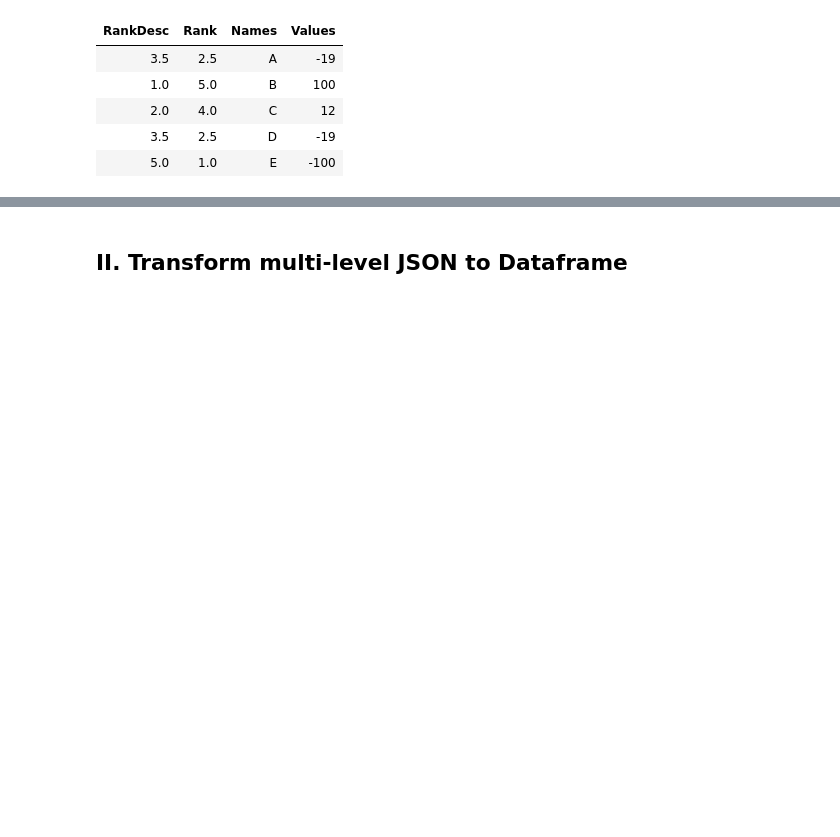
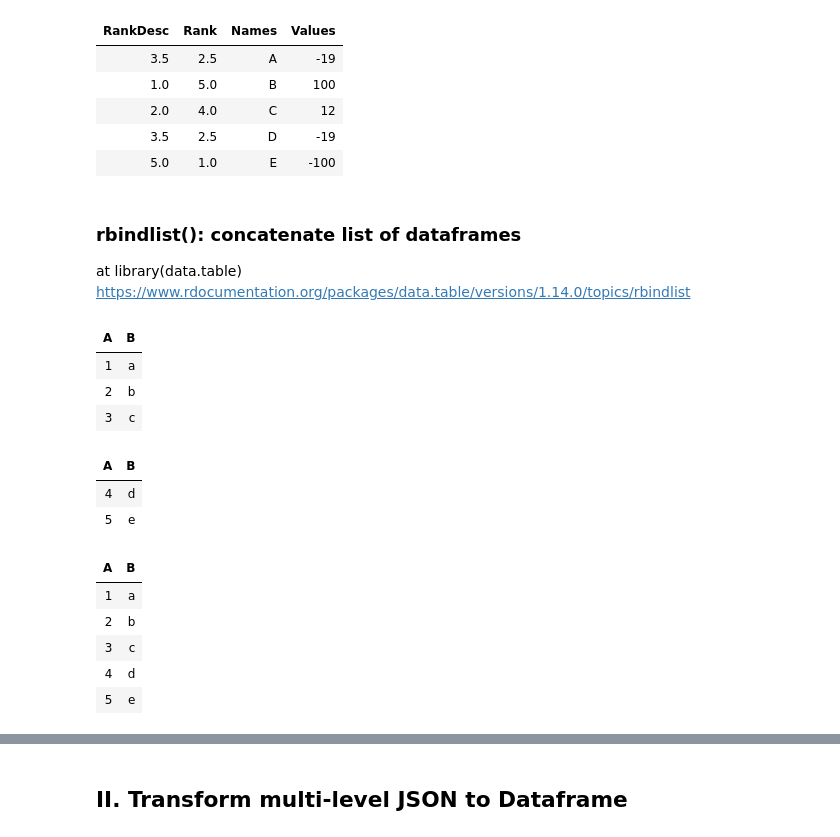
Before and after one commit to tuantla80/R-Shiny-Apps, a Jupyter notebook: R_Examples/Dataframe.ipynb, the cells around one changed output, grey strips where cells are left out. Drawn from its saved outputs; the diff is of its cells as text; code cells hidden in the pictures; blank space fills up the shorter version.

```diff
--- a/R_Examples/Dataframe.ipynb
+++ b/R_Examples/Dataframe.ipynb
@@ -459,3 +469,29 @@ df
 | 2.0 | 4.0 | C | 12 |
 | 3.5 | 2.5 | D | -19 |
 | 5.0 | 1.0 | E | -100 |
+# %% [markdown]
+### rbindlist(): concatenate list of dataframes
+at library(data.table)
+https://www.rdocumentation.org/packages/data.table/versions/1.14.0/topics/rbindlist
+# %%
+# default case
+DT1 = data.table(A=1:3,B=letters[1:3])
+DT2 = data.table(A=4:5,B=letters[4:5])
+DT1
+DT2
+l = list(DT1,DT2)
+rbindlist(l)
+# %% [output]
+| A | B |
+| 1 | a |
+| 2 | b |
+| 3 | c |
+| A | B |
+| 4 | d |
+| 5 | e |
+| A | B |
+| 1 | a |
+| 2 | b |
+| 3 | c |
+| 4 | d |
+| 5 | e |
```
Also changed, not shown: parts of 5 cells of this notebook.
